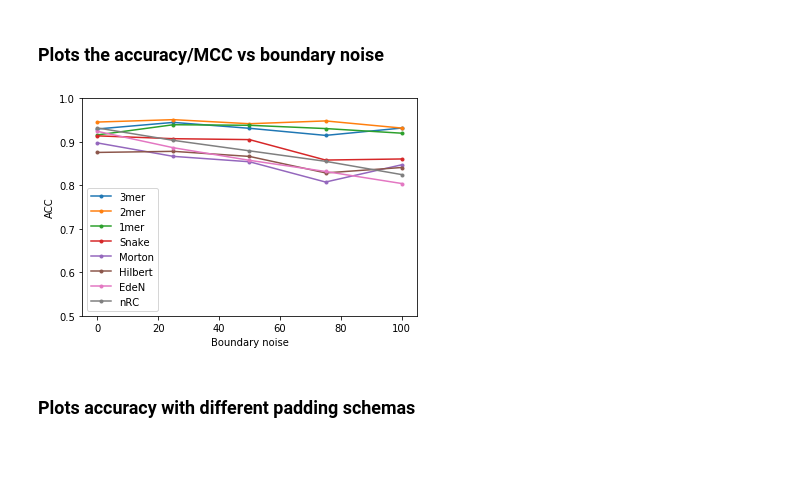
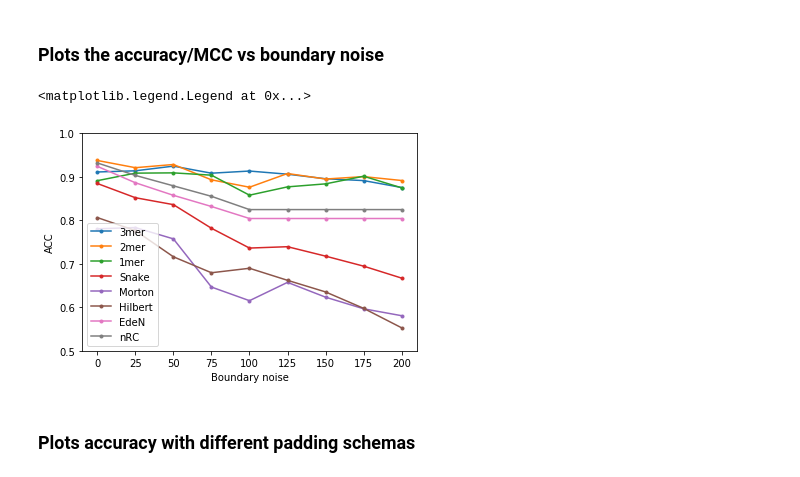
Before and after one commit to bioinformatics-sannio/ncrna-deep, a Jupyter notebook: figures-tables.ipynb, the cells around one changed output. Cells and saved outputs as stored; diff of their text form; code cells hidden in the pictures.

```diff
--- a/figures-tables.ipynb
+++ b/figures-tables.ipynb
@@ -9,7 +9,7 @@ f = open('results/RfamNovel_constant.pckl', 'rb')
 v_acc_d.update({'Constant' : pickle.load(f)})
 f.close()
 
-f = open('results/RfamNovel_random.pckl', 'rb')
+f = open('results/Rfam2Novel_random.pckl', 'rb')
 v_acc_d.update({'Random' : pickle.load(f)})
 f.close()
 
@@ -51,8 +51,8 @@ y_true = np.argmax(test_labels_bin, axis=1)
 # CHANGE HERE plot parameters
 nl=3  # cnn layer to plot
 #padd = 'Constant'
-#padd = 'Random'
-padd = 'New'
+padd = 'Random'
+#padd = 'New'
 #pmetric = 'MCC'
 #pmetricf = matthews_corrcoef
 pmetric = 'ACC'
@@ -68,35 +68,36 @@ for en in seqEncoders:
     mtr=[]
     for bn in bnoise:
         y_pred = v_acc[str(nl)][en['filename']][str(bn)]
         mtr.append(pmetricf(y_true,y_pred))
         #print(en['filename'],bn,matthews_corrcoef(y_true,y_pred),accuracy_score(y_true,y_pred))
 
     ax.plot(bnoise, mtr, label=en['filename'],marker='o',markersize=3)
 
 # add Eden results
 mtr=[]
 for bn in bnoise:
     y_pred = np.loadtxt('eden/test_pred_eden_'+str(bn)+'.txt',dtype='str')
     y_true = np.loadtxt('eden/test_labels_eden_'+str(bn)+'.txt',dtype='str')
     mtr.append(pmetricf(y_true,y_pred))
     #mtr.append(accuracy_score(y_true,y_pred))
     #print('EdeN',bn,matthews_corrcoef(y_true,y_pred),accuracy_score(y_true,y_pred))
 
 ax.plot(bnoise, mtr, label='EdeN',marker='o',markersize=3)
 # add nRC results
 mtr=[]
 for bn in bnoise:
     y_pred = np.loadtxt('nrc/test_pred_nrc_'+str(bn)+'.txt',dtype='str')
     y_true = np.loadtxt('nrc/test_labels_nrc_'+str(bn)+'.txt',dtype='str')
     mtr.append(pmetricf(y_true,y_pred))
     #print('nRC',bn,matthews_corrcoef(y_true,y_pred),accuracy_score(y_true,y_pred))
 
 
 ax.plot(bnoise, mtr, label='nRC',marker='o',markersize=3)
 ax.legend()
-plt.savefig('figs/plot_bnoise-m'+pmetric+'_nl'+str(nl)+'_p'+padd+'.pdf')
+#plt.savefig('figs/plot_bnoise-m'+pmetric+'_nl'+str(nl)+'_p'+padd+'.pdf')
 # %% [output]
+<matplotlib.legend.Legend at 0x...>
-[figure, old version]
+[figure, new version]
 # %% [markdown]
 ### Plots accuracy with different padding schemas
 # %%
```
Also changed, not shown: parts of 5 cells of this notebook, 23 other files.
